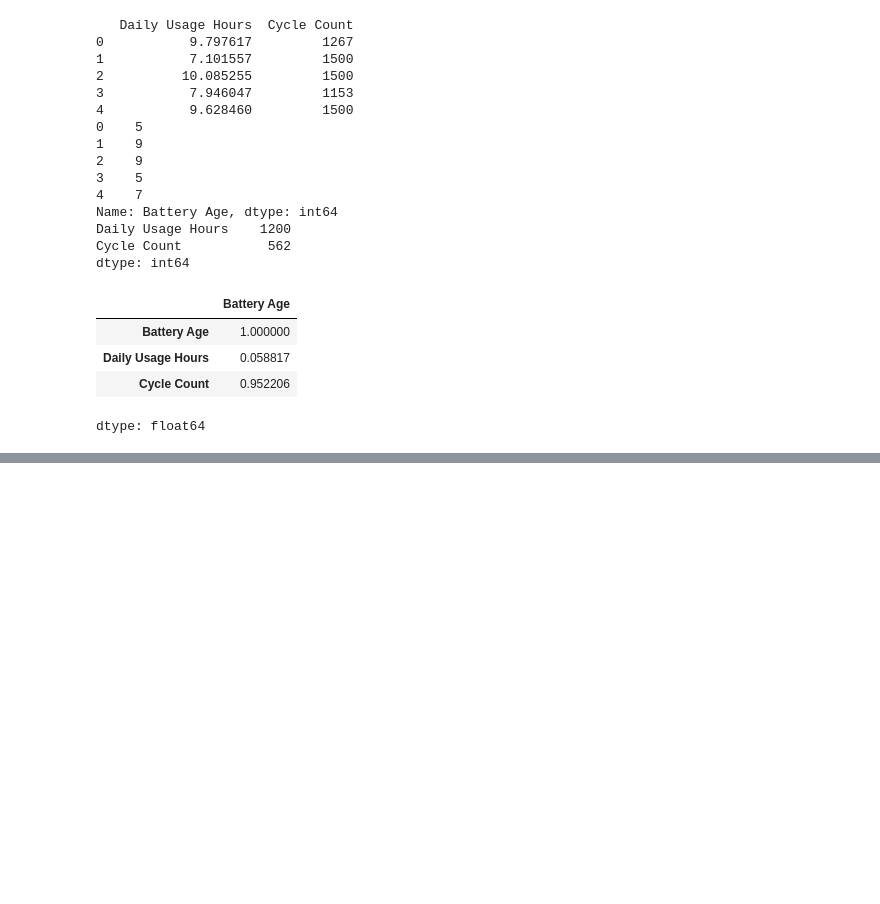
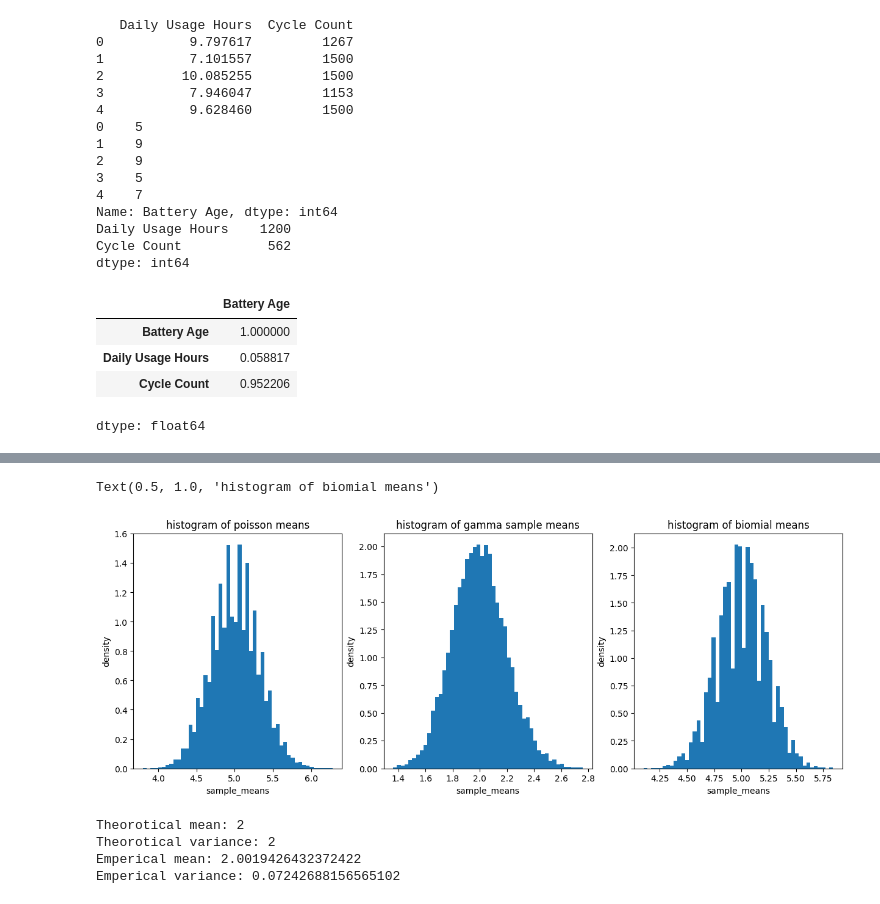
Before and after one commit to SUCCESSneeded/practice, a Jupyter notebook: Mlmaths.ipynb, the cells around one changed output, grey strips where cells are left out. Drawn from its saved outputs; the diff is of its cells as text; code cells hidden in the pictures; blank space fills up the shorter version.

```diff
--- a/Mlmaths.ipynb
+++ b/Mlmaths.ipynb
@@ -558,0 +621,71 @@ Please also refer to the documentation for alternative solver options:
+# %%
+sample_nums=10000
+sample_size=50
+
+#poisson distribution parameters
+poisson_lambda=5
+
+#gamma distribution parameters
+gamma_shape=2
+gamma_scale=1
+
+#binomial distribution parameters
+binomial_n=10
+binomial_p=0.5
+
+# generation
+poisson_d=np.random.poisson(lam=poisson_lambda,size=(sample_nums,sample_size))
+gamma_d=np.random.gamma(shape=gamma_shape,scale=gamma_scale,size=(sample_nums,sample_size))
+binomial_d=np.random.binomial(n=binomial_n,p=binomial_p,size=(sample_nums,sample_size))
+
+#calculate means
+poisson_mean=np.mean(poisson_d,axis=1)
+gamma_mean=np.mean(gamma_d,axis=1)
+binomial_mean=np.mean(binomial_d,axis=1)
+# %%
+plt.figure(figsize=(15,5))
+plt.subplot(1,3,1,)
+plt.hist(poisson_mean,density=True,bins=50)
+plt.xlabel("sample_means")
+plt.ylabel("density")
+plt.title("histogram of poisson means")
+
+plt.subplot(1,3,2)
+plt.hist(gamma_mean,density=True,bins=50)
+plt.xlabel("sample_means")
+plt.ylabel("density")
+plt.title("histogram of gamma sample means")
+
+plt.subplot(1,3,3)
+plt.hist(binomial_mean,density=True,bins=50)
+plt.xlabel("sample_means")
+plt.ylabel("density")
+plt.title("histogram of biomial means")
+# %% [output]
+Text(0.5, 1.0, 'histogram of biomial means')
+[figure, added]
+# %%
+gamma_samples=1000
+gamma_size=30
+
+gamma_shape=2
+gamma_scale=1
+
+theorotical_mean=gamma_shape*gamma_scale
+theorotical_var=(gamma_shape*gamma_scale**2)
+
+gamma_d=np.random.gamma(shape=gamma_shape,scale=gamma_scale,size=(gamma_samples,gamma_size))
+
+gamma_means=np.mean(gamma_d,axis=1)
+emperical_mean=np.mean(gamma_means)
+emperical_var=np.var(gamma_means)
+
+print("Theorotical mean:",theorotical_mean)
+print("Theorotical variance:",theorotical_var)
+print("Emperical mean:",emperical_mean)
+print("Emperical variance:",emperical_var)
+# %% [output]
+Theorotical mean: 2
+Theorotical variance: 2
+Emperical mean: 2.0019426432372422
+Emperical variance: 0.07242688156565102
```
Also changed, not shown: parts of 29 cells of this notebook.
